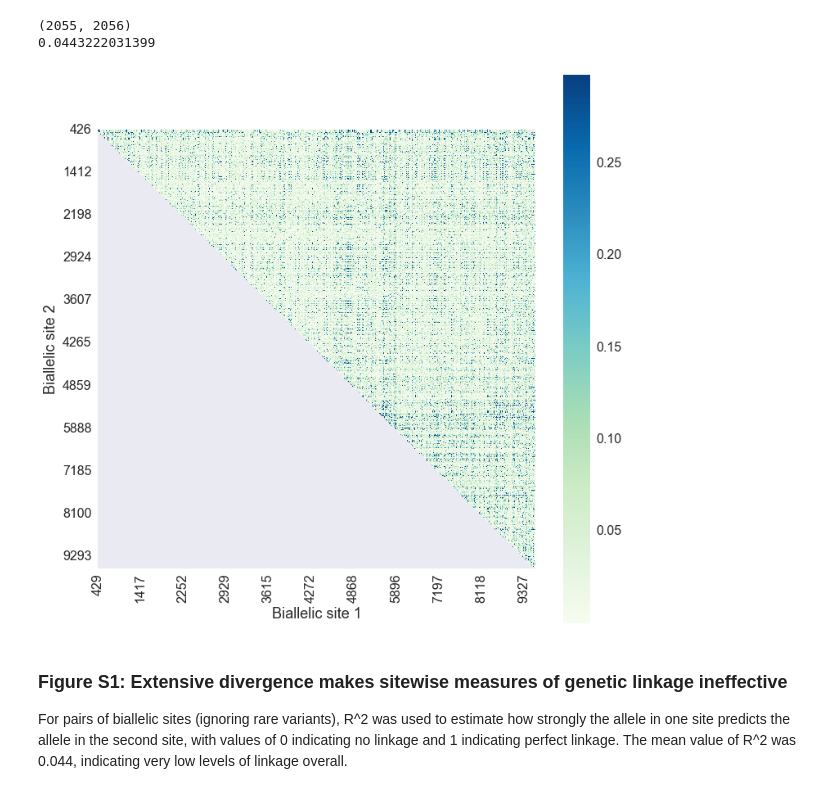
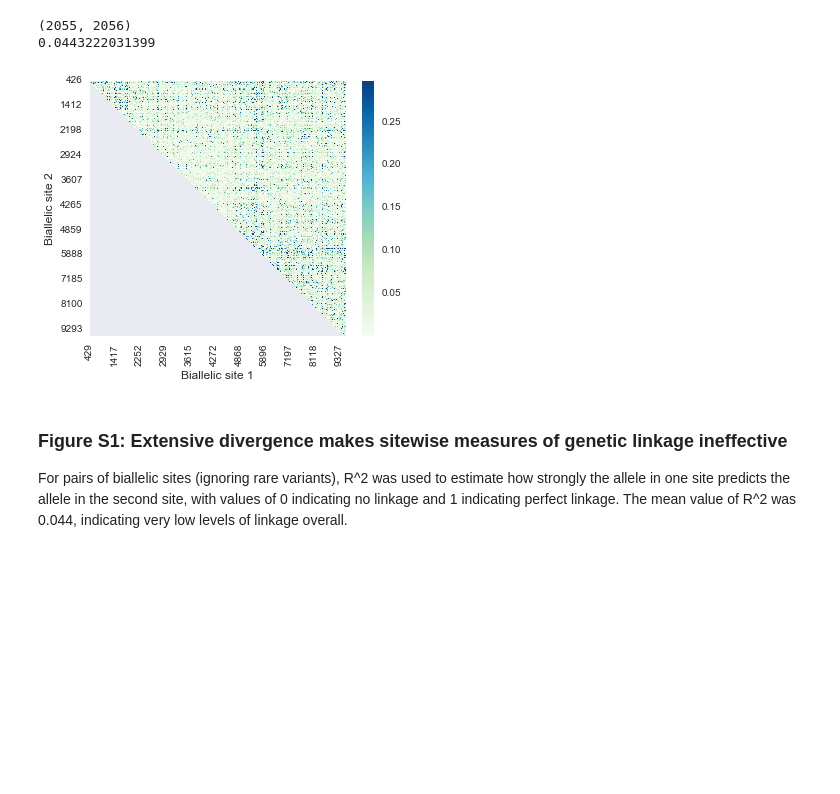
Before and after one commit to blab/siv-cst, a Jupyter notebook: figures/supplement/S1-r_squared.ipynb, the cells around one changed output. Cells and saved outputs as stored; diff of their text form; code cells hidden in the pictures; blank space fills up the shorter version.

Commit message:
Adjust sizes, labels, filenames.

```diff
--- a/figures/supplement/S1-r_squared.ipynb
+++ b/figures/supplement/S1-r_squared.ipynb
@@ -130,28 +122,27 @@ print mean
 (2055, 2056)
 0.0443222031399
 # %%
-fig,ax = plt.subplots(figsize=(12,12), nrows=1, ncols=1)
+fig,ax = plt.subplots(figsize=(5.2,4.3), nrows=1, ncols=1)
 heatmap = sns.heatmap(results, cmap = plt.cm.GnBu, square = True,
                       xticklabels=200, yticklabels=200, robust=True, annot=False)
 
 for label in ax.get_yticklabels() + ax.get_xticklabels():
-        label.set_size(13)
+        label.set_size(10)
 
 cax = plt.gcf().axes[-1]
-cax.tick_params(labelsize=16)
-for label in ax.get_yticklabels() + ax.get_xticklabels():
-        label.set_size(16)
+cax.tick_params(labelsize=10)
+for label in ax.get_yticklabels() + ax.get_xticklabels() + ax.texts :
+        label.set_size(10)
 
-ax.set_xlabel('Biallelic site 1', fontsize=18)
-ax.set_ylabel('Biallelic site 2', fontsize=18)
-# plt.tight_layout()
+ax.set_xlabel('Biallelic site 1', fontsize=12)
+ax.set_ylabel('Biallelic site 2', fontsize=12)
+plt.tight_layout()
 plt.yticks(rotation=0)
 plt.xticks(rotation=90)
-# plt.tight_layout(pad=1)
+plt.savefig('../png/FigS1.png', bbox_inches='tight', dpi=300)
 plt.show()
-# plt.savefig('r_squared.png')
 # %% [output]
-[figure, old version]
+[figure, new version]
 # %% [markdown]
 ### Figure S1: Extensive divergence makes sitewise measures of genetic linkage ineffective
 For pairs of biallelic sites (ignoring rare variants), R^2 was used to estimate how strongly the allele in one site predicts the allele in the second site, with values of 0 indicating no linkage and 1 indicating perfect linkage. The mean value of R^2 was 0.044, indicating very low levels of linkage overall.
```
Also changed, not shown: parts of 3 cells of this notebook, 1 other file.
